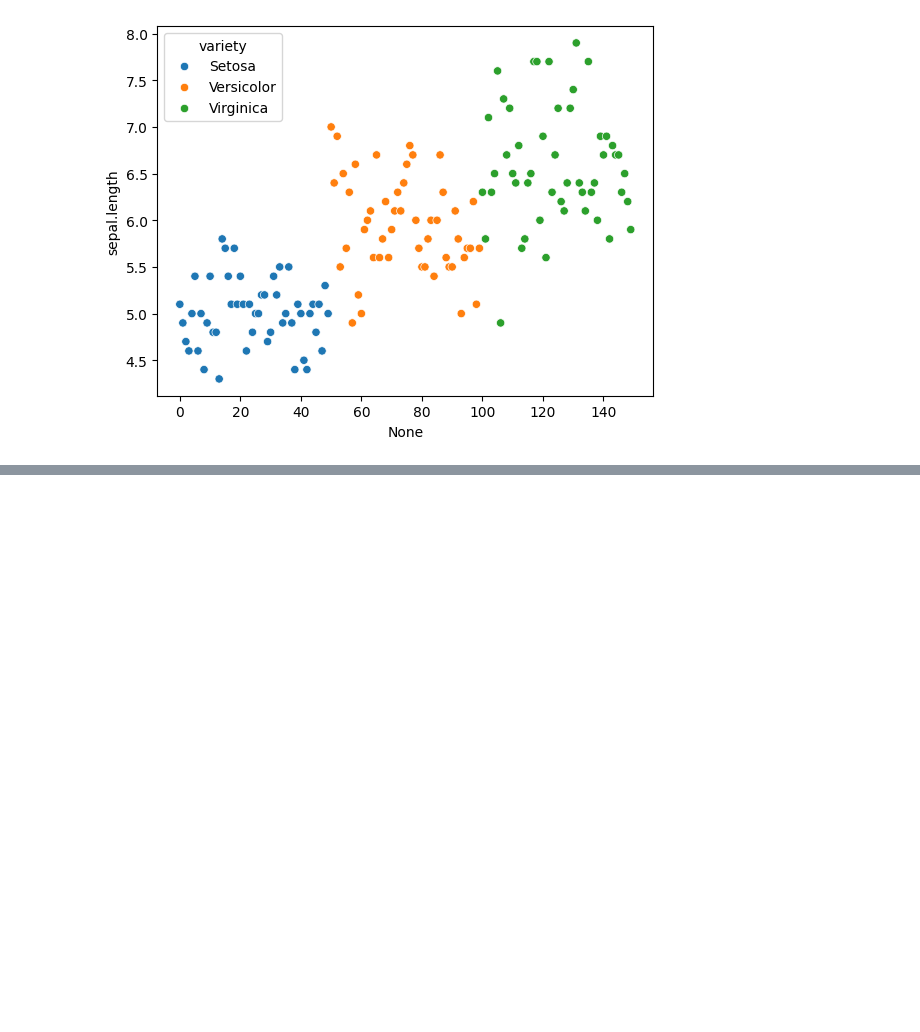
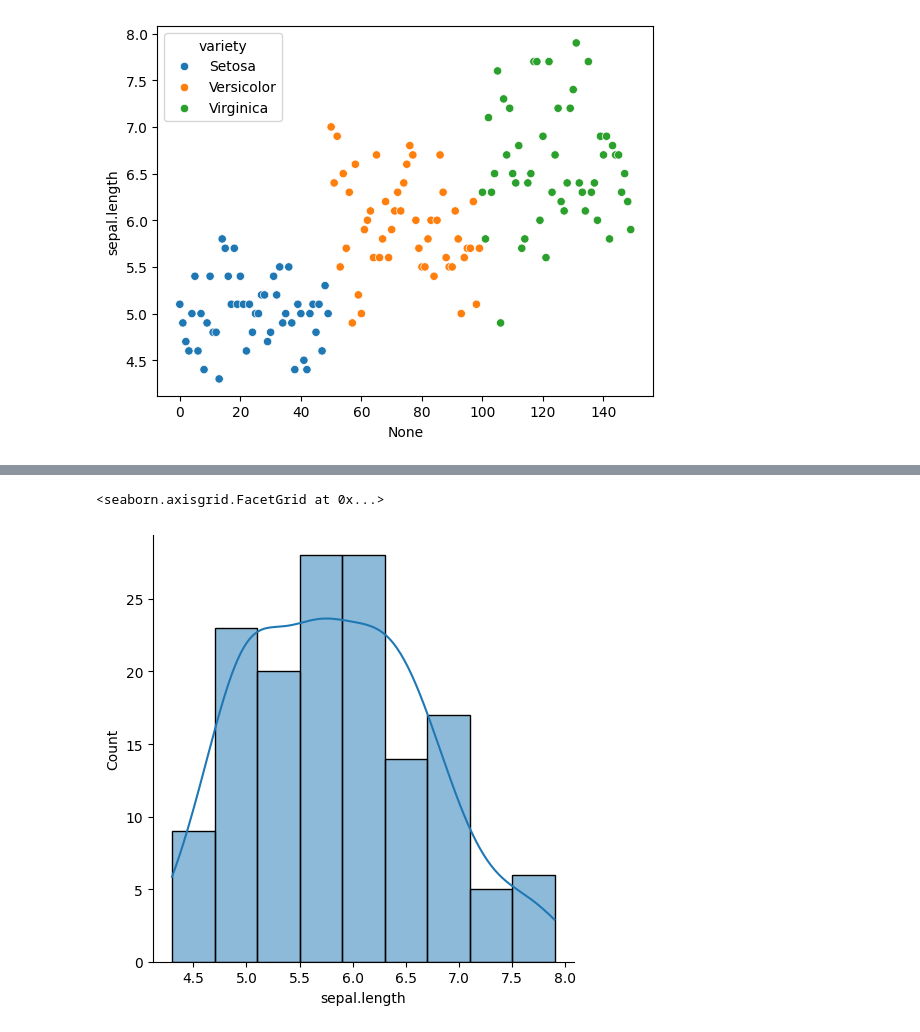
Before and after one commit to samwanyua/Python-Machine-Learning-Tutorial, a Jupyter notebook: Python_for_data_science/notebook.ipynb, the cells around one changed output, grey strips where cells are left out. Drawn from its saved outputs; the diff is of its cells as text; code cells hidden in the pictures; blank space fills up the shorter version.

```diff
--- a/Python_for_data_science/notebook.ipynb
+++ b/Python_for_data_science/notebook.ipynb
@@ -252,0 +261,5 @@ sns.scatterplot(x=x_axis, y=y_axis, hue=df['variety'])
+# %%
+sns.displot(df['sepal.length'], kde=True)
+# %% [output]
+<seaborn.axisgrid.FacetGrid at 0x...>
+[figure, added]
```
Also changed, not shown: parts of 5 cells of this notebook.
